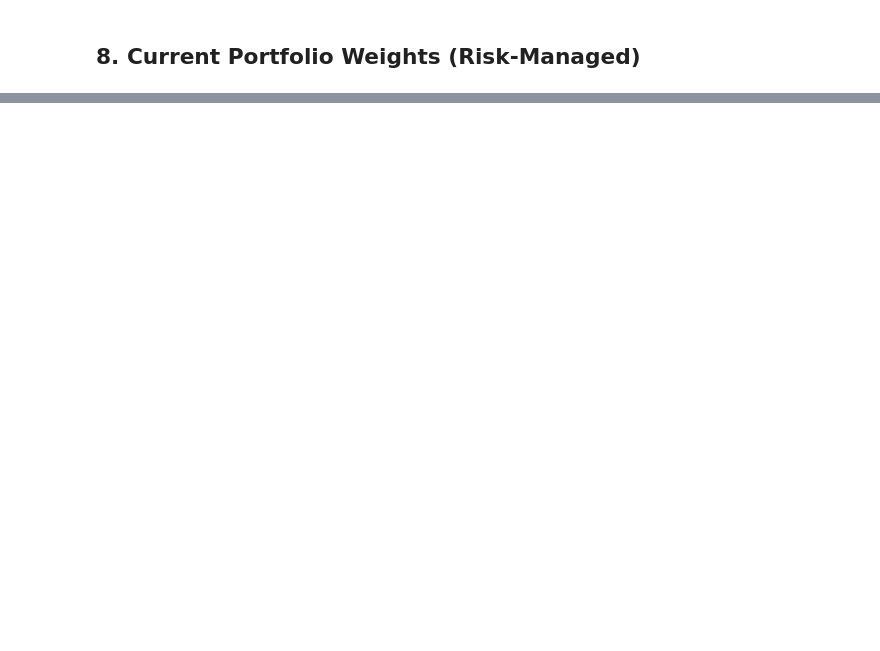
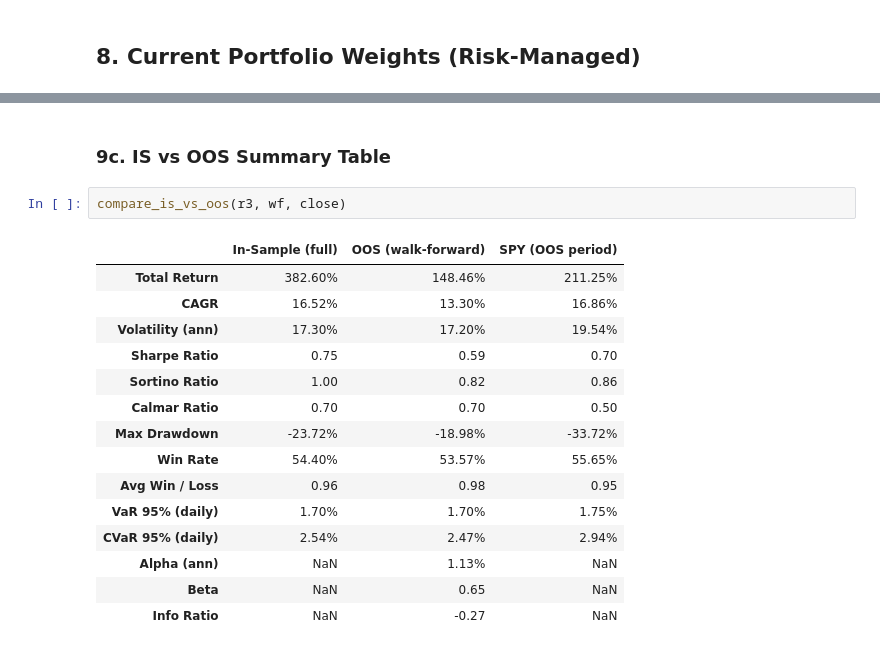
Before and after one commit to riccardo03/Backtest, a Jupyter notebook: quant-backtest/notebooks/analysis.ipynb, the cells around one changed output, grey strips where cells are left out. Cells and saved outputs as stored; diff of their text form; blank space fills up the shorter version.

```diff
--- a/quant-backtest/notebooks/analysis.ipynb
+++ b/quant-backtest/notebooks/analysis.ipynb
@@ -166,0 +310,20 @@ plt.show()
+# %% [markdown]
+### 9c. IS vs OOS Summary Table
+# %%
+compare_is_vs_oos(r3, wf, close)
+# %% [output]
+|  | In-Sample (full) | OOS (walk-forward) | SPY (OOS period) |
+| Total Return | 382.60% | 148.46% | 211.25% |
+| CAGR | 16.52% | 13.30% | 16.86% |
+| Volatility (ann) | 17.30% | 17.20% | 19.54% |
+| Sharpe Ratio | 0.75 | 0.59 | 0.70 |
+| Sortino Ratio | 1.00 | 0.82 | 0.86 |
+| Calmar Ratio | 0.70 | 0.70 | 0.50 |
+| Max Drawdown | -23.72% | -18.98% | -33.72% |
+| Win Rate | 54.40% | 53.57% | 55.65% |
+| Avg Win / Loss | 0.96 | 0.98 | 0.95 |
+| VaR 95% (daily) | 1.70% | 1.70% | 1.75% |
+| CVaR 95% (daily) | 2.54% | 2.47% | 2.94% |
+| Alpha (ann) | NaN | 1.13% | NaN |
+| Beta | NaN | 0.65 | NaN |
+| Info Ratio | NaN | -0.27 | NaN |
```
Also changed, not shown: parts of 19 cells of this notebook, 4 other files.
